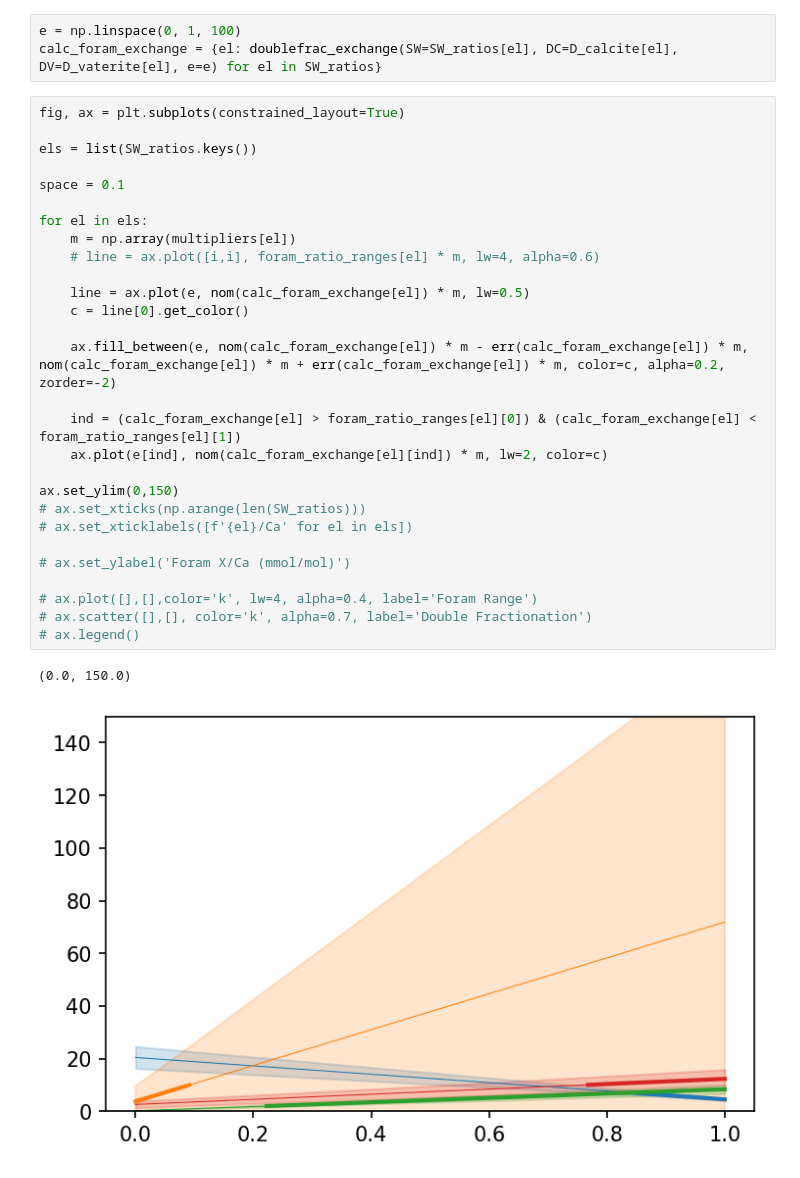
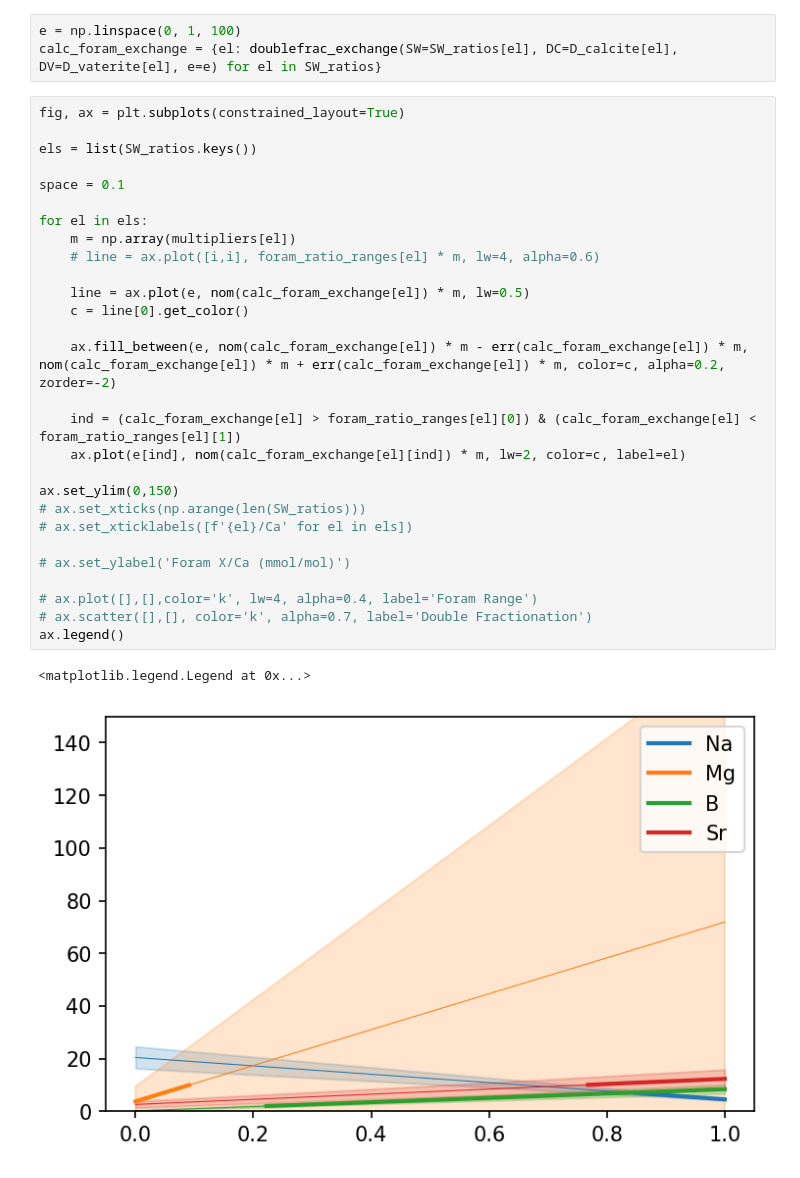
Before and after one commit to oscarbranson/supplementary, a Jupyter notebook: supplements/vaterite_geochem/04_double_fractionation.ipynb, the cells around one changed output. Drawn from its saved outputs; the diff is of its cells as text.

```diff
--- a/supplements/vaterite_geochem/04_double_fractionation.ipynb
+++ b/supplements/vaterite_geochem/04_double_fractionation.ipynb
@@ -140,34 +140,34 @@ calc_foram_exchange = {el: doublefrac_exchange(SW=SW_ratios[el], DC=D_calcite[el
 # %%
 fig, ax = plt.subplots(constrained_layout=True)
 
 els = list(SW_ratios.keys())
 
 space = 0.1
 
 for el in els:
     m = np.array(multipliers[el])
     # line = ax.plot([i,i], foram_ratio_ranges[el] * m, lw=4, alpha=0.6)
 
     line = ax.plot(e, nom(calc_foram_exchange[el]) * m, lw=0.5)
     c = line[0].get_color()
 
     ax.fill_between(e, nom(calc_foram_exchange[el]) * m - err(calc_foram_exchange[el]) * m, nom(calc_foram_exchange[el]) * m + err(calc_foram_exchange[el]) * m, color=c, alpha=0.2, zorder=-2)
 
     ind = (calc_foram_exchange[el] > foram_ratio_ranges[el][0]) & (calc_foram_exchange[el] < foram_ratio_ranges[el][1])
-    ax.plot(e[ind], nom(calc_foram_exchange[el][ind]) * m, lw=2, color=c)
+    ax.plot(e[ind], nom(calc_foram_exchange[el][ind]) * m, lw=2, color=c, label=el)
 
 ax.set_ylim(0,150)
 # ax.set_xticks(np.arange(len(SW_ratios)))
 # ax.set_xticklabels([f'{el}/Ca' for el in els])
 
 # ax.set_ylabel('Foram X/Ca (mmol/mol)')
 
 # ax.plot([],[],color='k', lw=4, alpha=0.4, label='Foram Range')
 # ax.scatter([],[], color='k', alpha=0.7, label='Double Fractionation')
-# ax.legend()
+ax.legend()
 # %% [output]
-(0.0, 150.0)
+<matplotlib.legend.Legend at 0x...>
-[figure, old version]
+[figure, new version]
 # %% [markdown]
 ### Double Fractionation with Seawater Exchange and Rayleigh Fractionation
 
```
Also changed, not shown: parts of 4 cells of this notebook.
